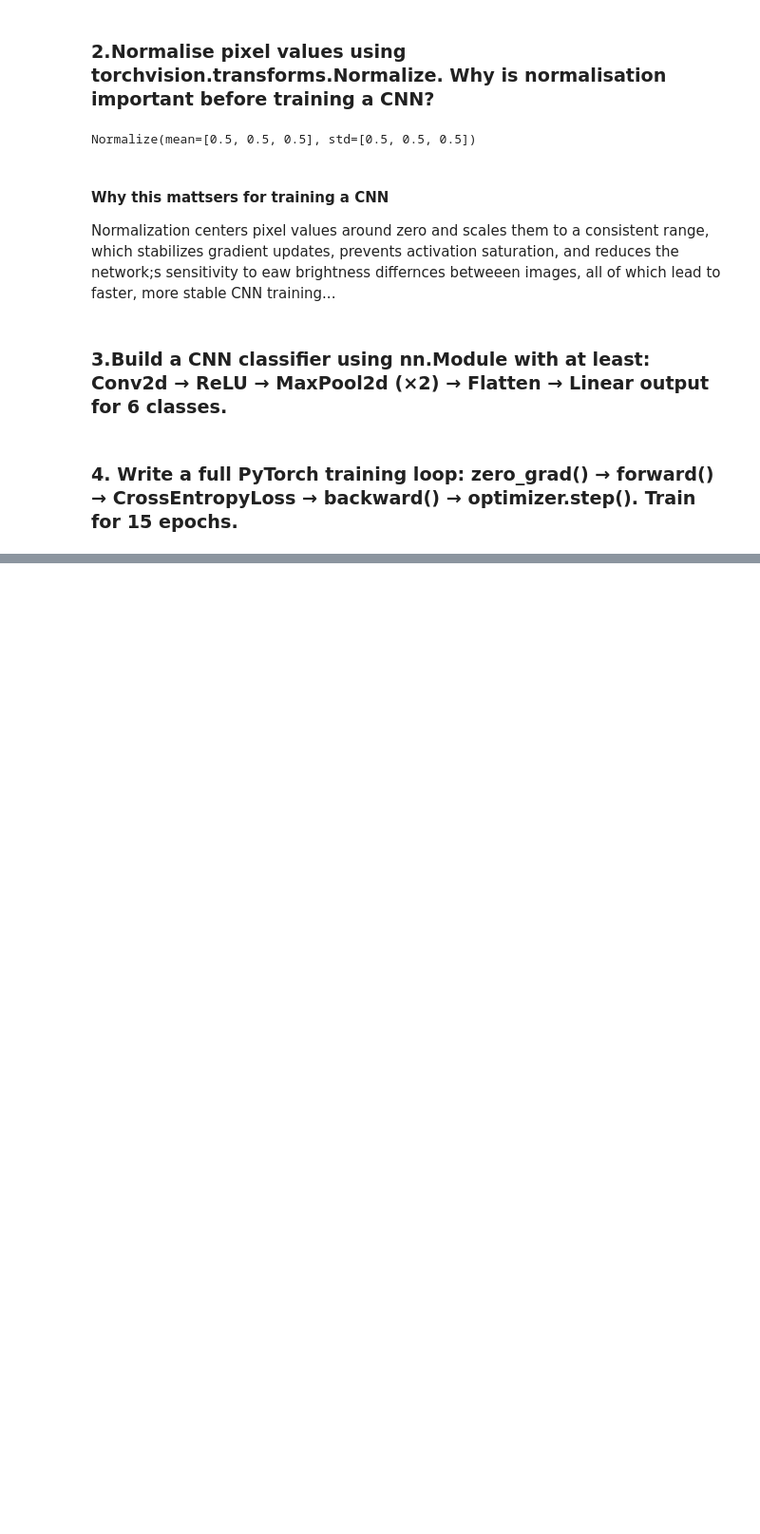
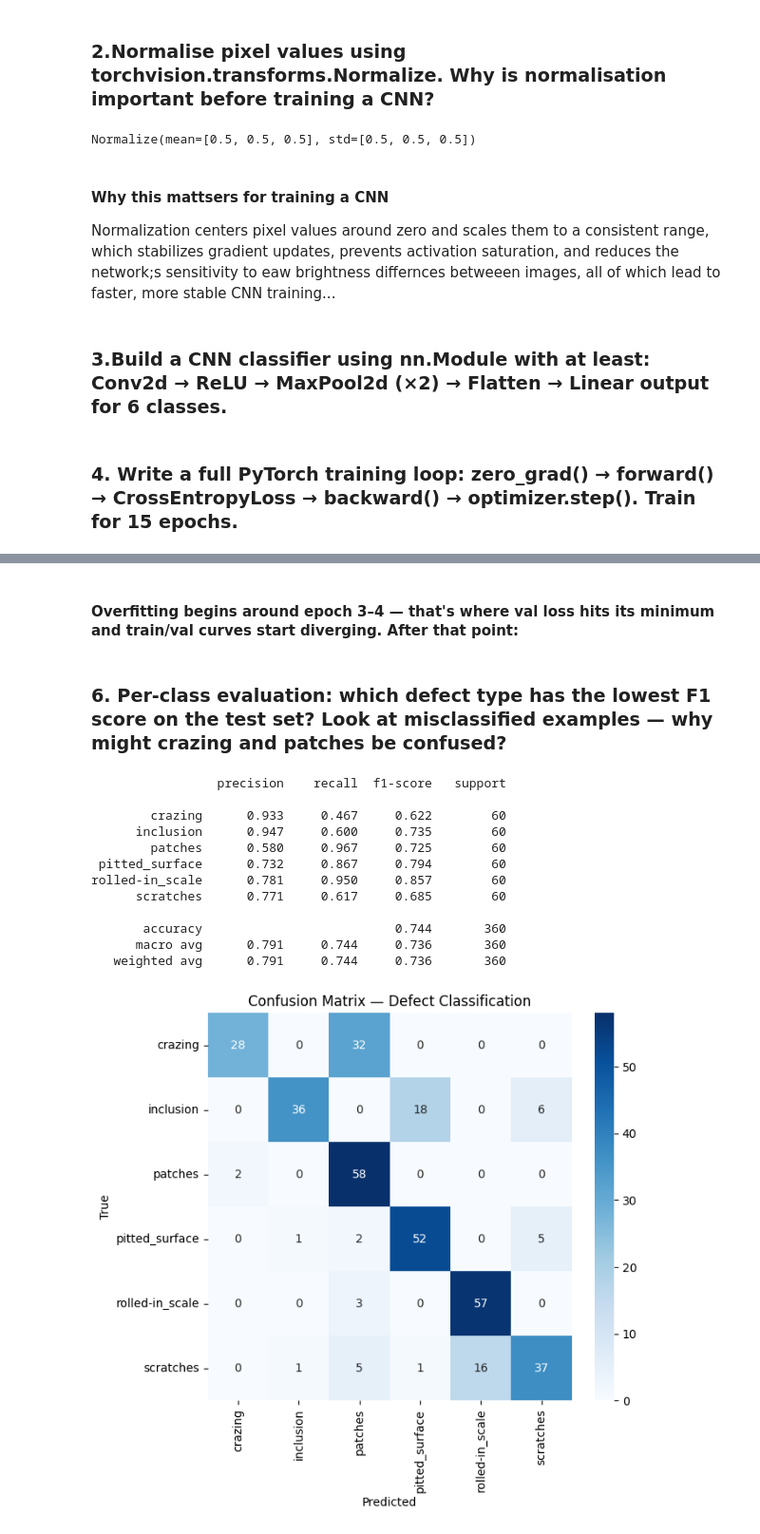
Before and after one commit to un1u3/ml-labs, a Jupyter notebook: fusemachines-2026/phase3/assignment1/NEU_Surface_Defect.ipynb, the cells around one changed output, grey strips where cells are left out. Shown at 95% size. Cells and saved outputs as stored; diff of their text form; code cells hidden in the pictures; blank space fills up the shorter version.

```diff
--- a/fusemachines-2026/phase3/assignment1/NEU_Surface_Defect.ipynb
+++ b/fusemachines-2026/phase3/assignment1/NEU_Surface_Defect.ipynb
@@ -692,0 +697,43 @@ plt.show()
+# %% [markdown]
+#### Overfitting begins around epoch 3–4 — that's where val loss hits its minimum and train/val curves start diverging. After that point:
+# %% [markdown]
+### 6. Per-class evaluation: which defect type has the lowest F1 score on the test set? Look at misclassified examples — why might crazing and patches be confused?
+# %%
+import seaborn as sns
+model.eval()
+all_preds = []
+all_labels = []
+
+with torch.no_grad():
+    for images, labels in test_loader:
+        outputs = model(images)
+        _, predicted = torch.max(outputs, 1)
+        all_preds.extend(predicted.numpy())
+        all_labels.extend(labels.numpy())
+
+# pper-class precision, recall, F1
+print(classification_report(all_labels, all_preds, target_names=train_ds.classes, digits=3))
+
+# Confusion matrix
+cm = confusion_matrix(all_labels, all_preds)
+plt.figure(figsize=(7, 6))
+sns.heatmap(cm, annot=True, fmt='d', cmap='Blues',
+            xticklabels=train_ds.classes, yticklabels=train_ds.classes)
+plt.xlabel("Predicted")
+plt.ylabel("True")
+plt.title("Confusion Matrix — Defect Classification")
+plt.show()
+# %% [output]
+                 precision    recall  f1-score   support
+
+        crazing      0.933     0.467     0.622        60
+      inclusion      0.947     0.600     0.735        60
+        patches      0.580     0.967     0.725        60
+ pitted_surface      0.732     0.867     0.794        60
+rolled-in_scale      0.781     0.950     0.857        60
+      scratches      0.771     0.617     0.685        60
+
+       accuracy                          0.744       360
+      macro avg      0.791     0.744     0.736       360
+   weighted avg      0.791     0.744     0.736       360
+[figure, added]
```
Also changed, not shown: parts of 13 cells of this notebook.
